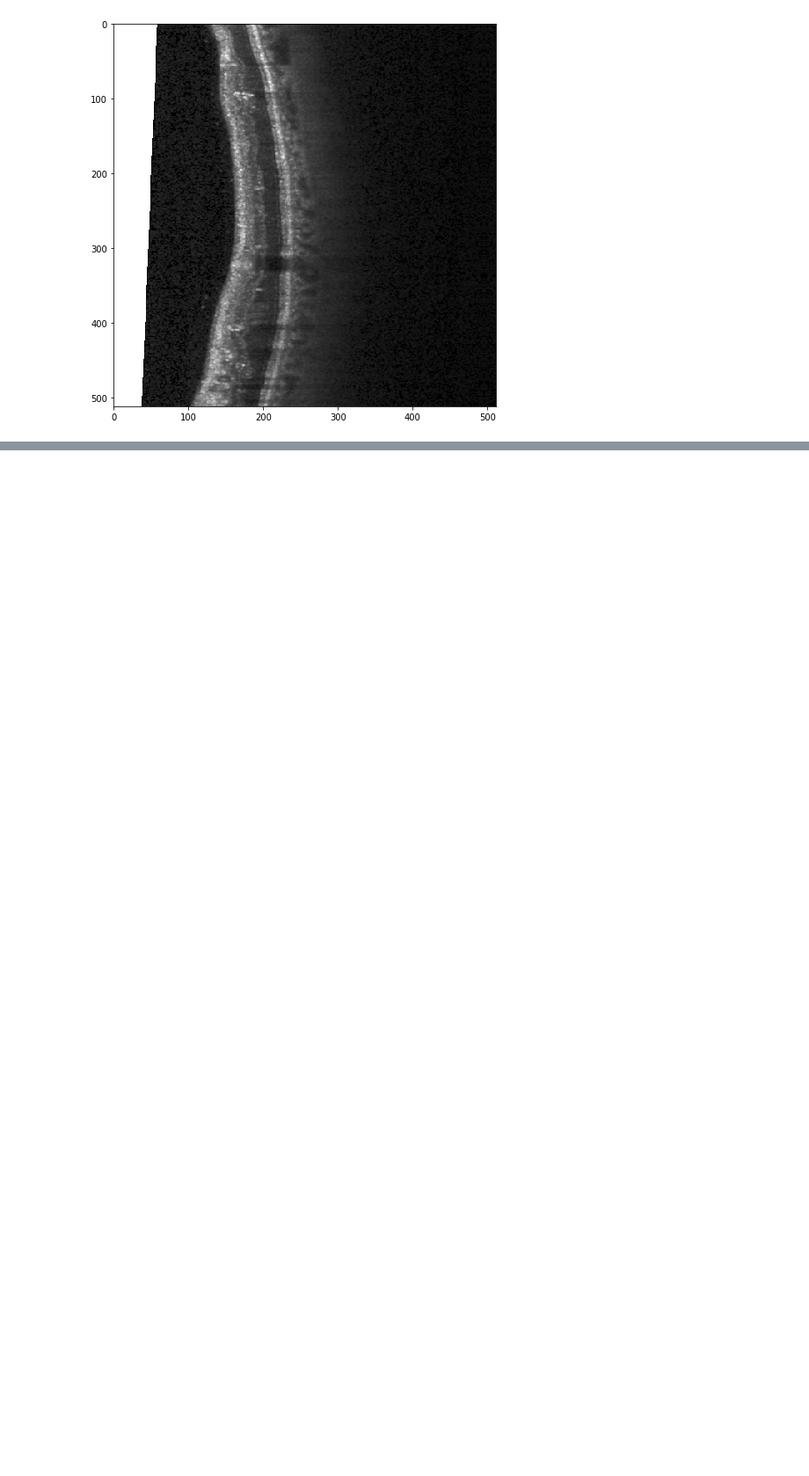
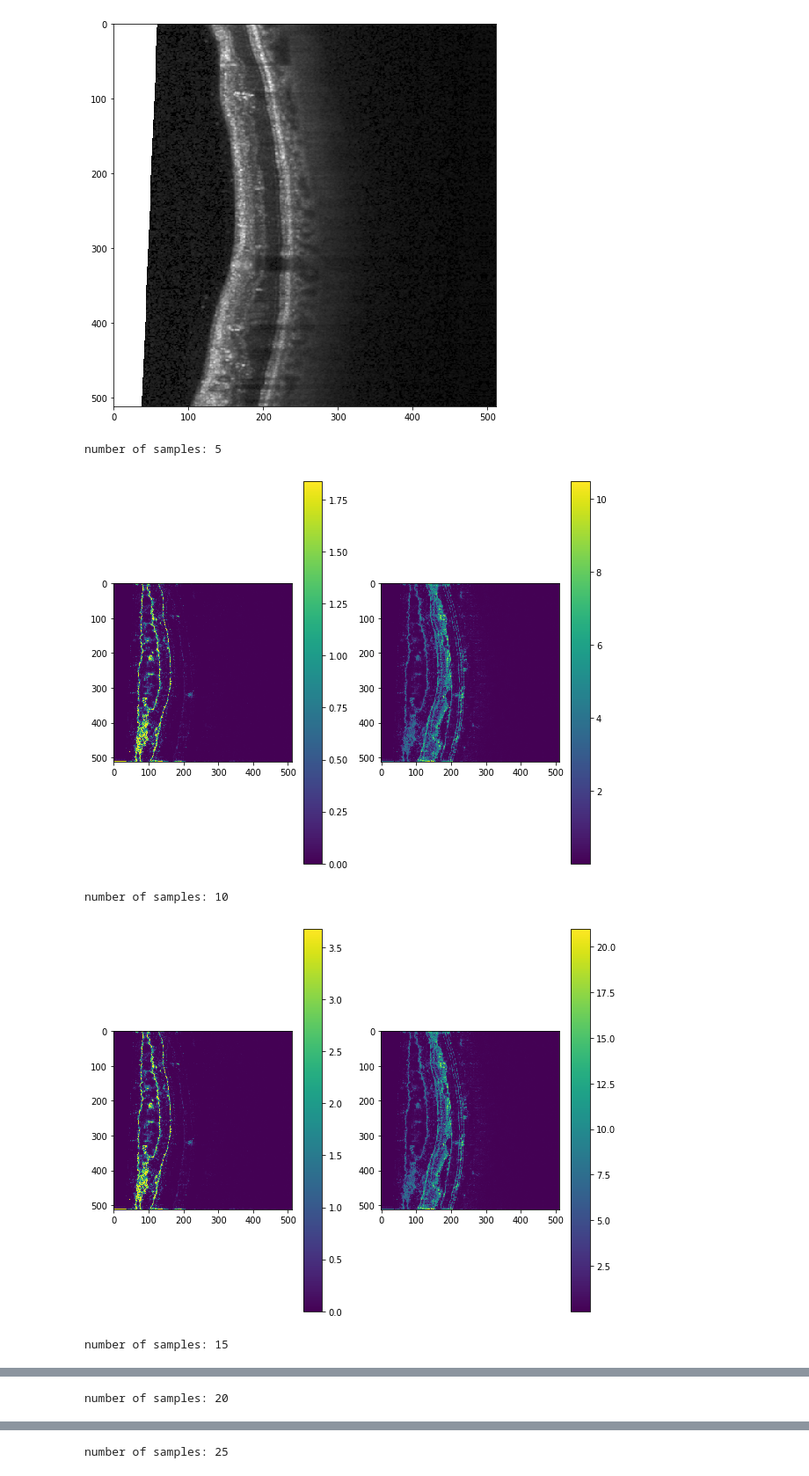
Before and after one commit to magnusja/RelayNet, a Jupyter notebook: prediction.ipynb, the cells around one changed output, grey strips where cells are left out. Shown at 88% size. Drawn from its saved outputs; the diff is of its cells as text; code cells hidden in the pictures; blank space fills up the shorter version.

Commit message:
Try different number of MC dropout sample

```diff
--- a/prediction.ipynb
+++ b/prediction.ipynb
@@ -79,3 +77,24 @@ del relay_net
 [figure]
 [figure]
 [figure]
+# %%
+for i in range(5, 100, 5):
+    print('number of samples: {}'.format(i))
+    avg, per_class_entropy, overall_entropy = relay_net.predict(
+        Variable(torch.Tensor(test_data.X[11:12]).cuda(),volatile=True),
+        times=i)
+
+    plt.subplot(121)
+    plt.imshow(np.squeeze(per_class_entropy)[1])
+    plt.colorbar()
+
+    plt.subplot(122)
+    plt.imshow(np.squeeze(overall_entropy))
+    plt.colorbar()
+    plt.show()
+# %% [output]
+number of samples: 5
+[figure, added]
+number of samples: 10
+[figure, added]
+number of samples: 15
@@ -81,0 +102 @@ del relay_net
+number of samples: 20
@@ -81,0 +104 @@ del relay_net
+number of samples: 25
```
Also changed, not shown: parts of 2 cells of this notebook.
